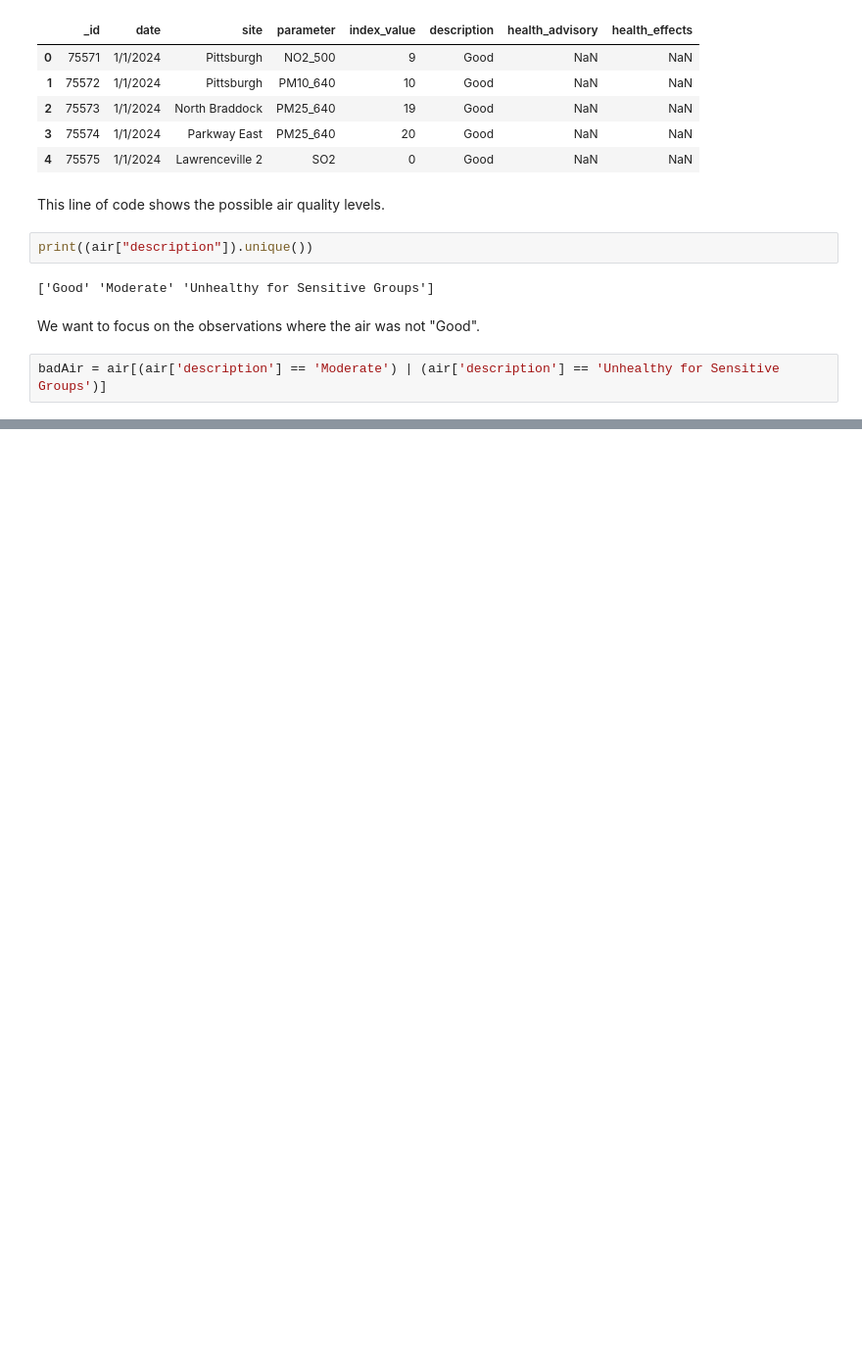
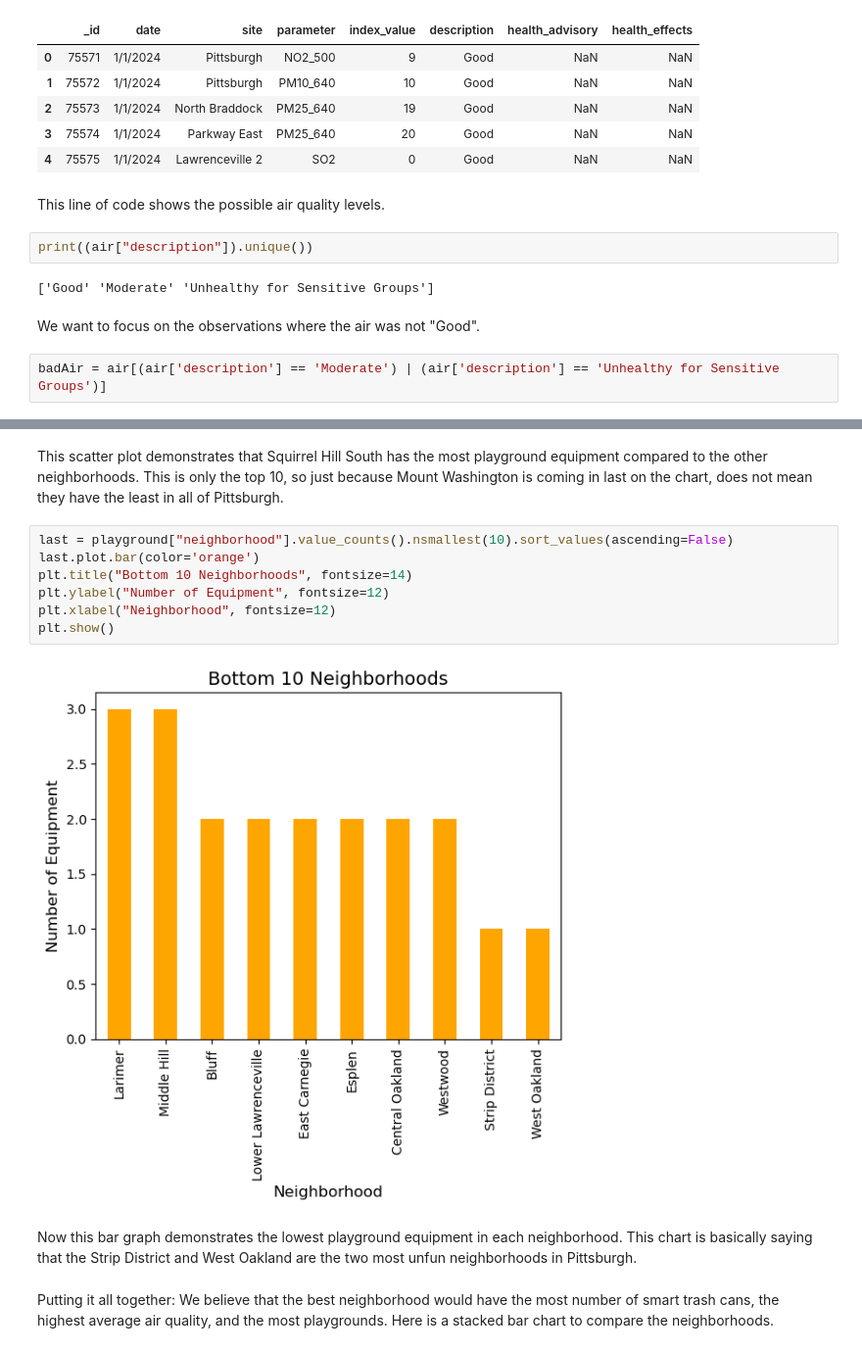
Before and after one commit to G-Farrell/CMPINF-Final, a Jupyter notebook: Final Project.ipynb, the cells around one changed output, grey strips where cells are left out. Shown: that part at 98% size. Cells and saved outputs as stored; diff of their text form; blank space fills up the shorter version.

```diff
--- a/Final Project.ipynb
+++ b/Final Project.ipynb
@@ -83,0 +142,15 @@ badAir = air[(air['description'] == 'Moderate') | (air['description'] == 'Unheal
+# %% [markdown]
+This scatter plot demonstrates that Squirrel Hill South has the most playground equipment compared to the other neighborhoods. This is only the top 10, so just because Mount Washington is coming in last on the chart, does not mean they have the least in all of Pittsburgh.
+# %%
+last = playground["neighborhood"].value_counts().nsmallest(10).sort_values(ascending=False)
+last.plot.bar(color='orange')
+plt.title("Bottom 10 Neighborhoods", fontsize=14)
+plt.ylabel("Number of Equipment", fontsize=12)
+plt.xlabel("Neighborhood", fontsize=12)
+plt.show()
+# %% [output]
+[figure, added]
+# %% [markdown]
+Now this bar graph demonstrates the lowest playground equipment in each neighborhood. This chart is basically saying that the Strip District and West Oakland are the two most unfun neighborhoods in Pittsburgh.
+# %% [markdown]
+Putting it all together: We believe that the best neighborhood would have the most number of smart trash cans, the highest average air quality, and the most playgrounds. Here is a stacked bar chart to compare the neighborhoods.
```
Also changed, not shown: parts of 12 cells of this notebook, 1 other file.
